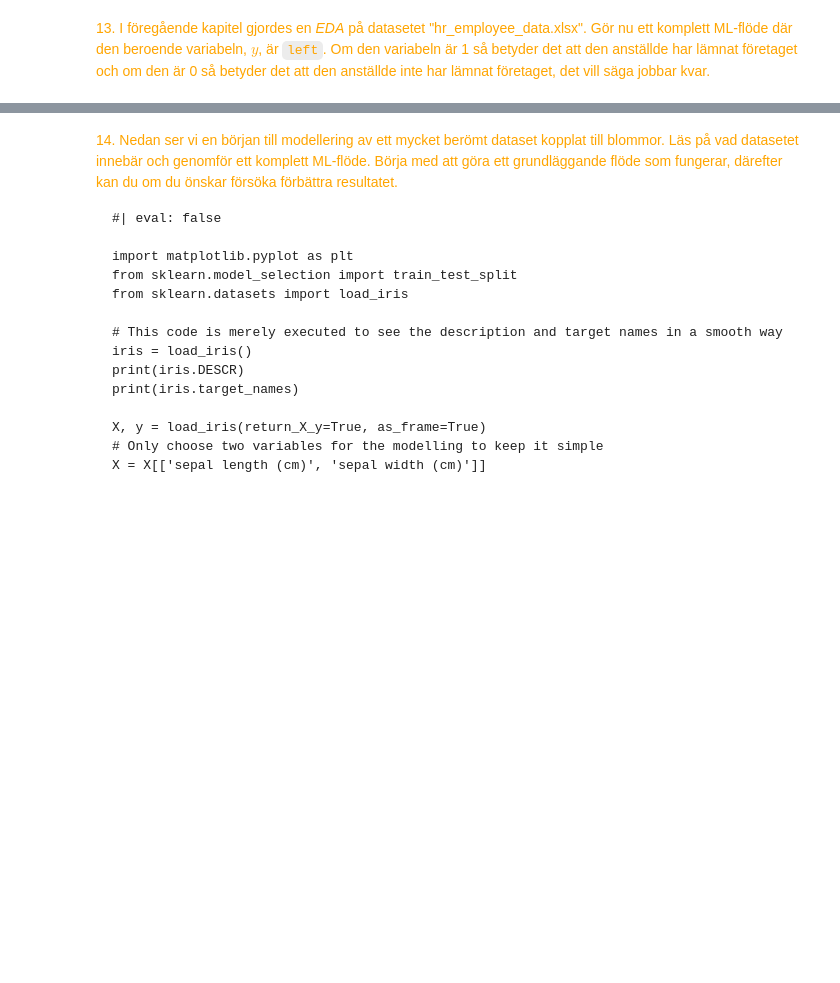
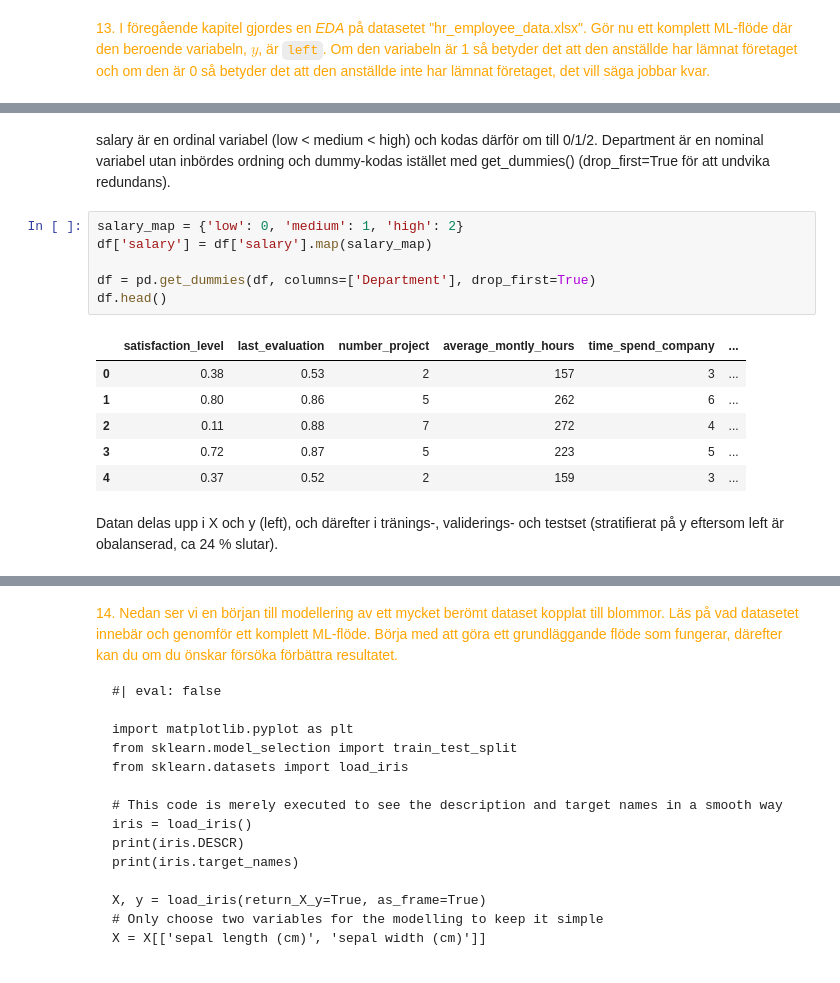
Before and after one commit to Marcusjk9/AI--vningar, a Jupyter notebook: Kapitel_4.ipynb, the cells around one changed output, grey strips where cells are left out. Cells and saved outputs as stored; diff of their text form; blank space fills up the shorter version.

```diff
--- a/Kapitel_4.ipynb
+++ b/Kapitel_4.ipynb
@@ -97,0 +165,17 @@ Svar:
+# %% [markdown]
+salary är en ordinal variabel (low < medium < high) och kodas därför om till 0/1/2. Department är en nominal variabel utan inbördes ordning och dummy-kodas istället med get_dummies() (drop_first=True för att undvika redundans).
+# %%
+salary_map = {'low': 0, 'medium': 1, 'high': 2}
+df['salary'] = df['salary'].map(salary_map)
+
+df = pd.get_dummies(df, columns=['Department'], drop_first=True)
+df.head()
+# %% [output]
+|  | satisfaction_level | last_evaluation | number_project | average_montly_hours | time_spend_company | ... |
+| 0 | 0.38 | 0.53 | 2 | 157 | 3 | ... |
+| 1 | 0.80 | 0.86 | 5 | 262 | 6 | ... |
+| 2 | 0.11 | 0.88 | 7 | 272 | 4 | ... |
+| 3 | 0.72 | 0.87 | 5 | 223 | 5 | ... |
+| 4 | 0.37 | 0.52 | 2 | 159 | 3 | ... |
+# %% [markdown]
+Datan delas upp i X och y (left), och därefter i tränings-, validerings- och testset (stratifierat på y eftersom left är obalanserad, ca 24 % slutar).
```
Also changed, not shown: parts of 23 cells of this notebook.
